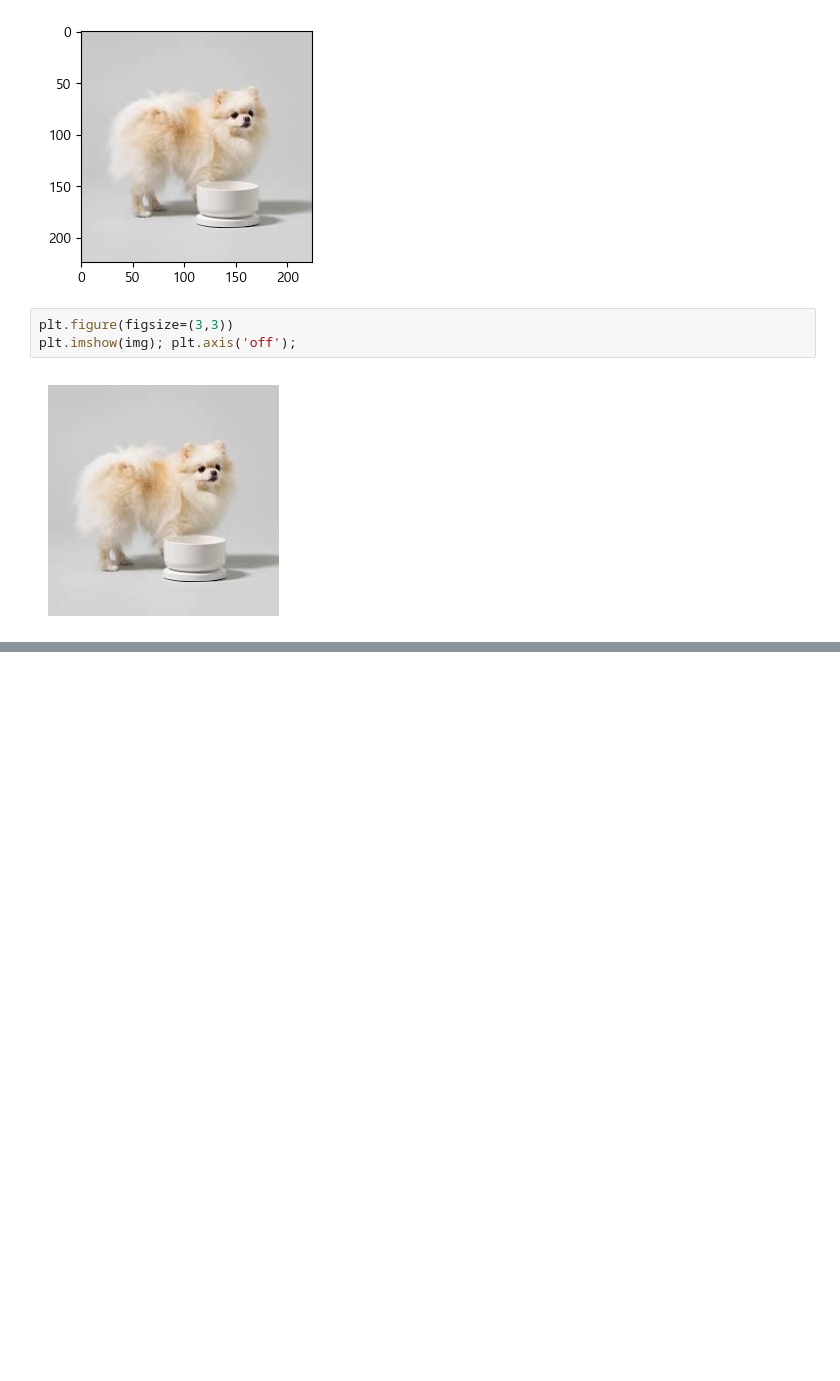
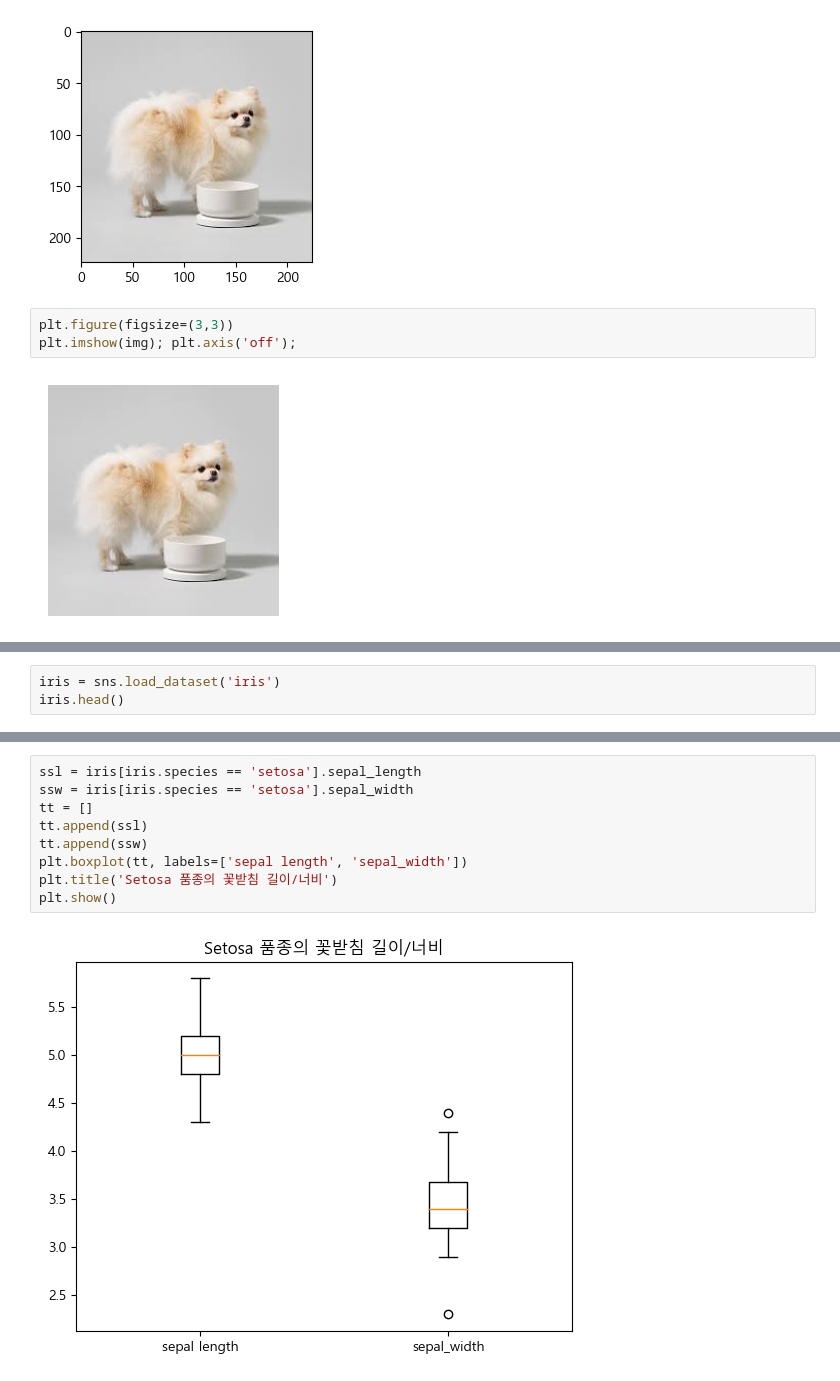
Before and after one commit to ssmpet/DataAnalysis_Lecture-2023.04, a Jupyter notebook: 03.시각화/03.다양한plot.ipynb, the cells around one changed output, grey strips where cells are left out. Saved outputs shown, nothing was run; the diff lists cells and outputs as text; blank space fills up the shorter version.

```diff
--- a/03.시각화/03.다양한plot.ipynb
+++ b/03.시각화/03.다양한plot.ipynb
@@ -146,0 +149,3 @@ plt.imshow(img); plt.axis('off');
+# %%
+iris = sns.load_dataset('iris')
+iris.head()
@@ -146,0 +159,11 @@ plt.imshow(img); plt.axis('off');
+# %%
+ssl = iris[iris.species == 'setosa'].sepal_length
+ssw = iris[iris.species == 'setosa'].sepal_width
+tt = []
+tt.append(ssl)
+tt.append(ssw)
+plt.boxplot(tt, labels=['sepal length', 'sepal_width'])
+plt.title('Setosa 품종의 꽃받침 길이/너비')
+plt.show()
+# %% [output]
+[figure, added]
```
Also changed, not shown: parts of 7 cells of this notebook, 6 other files.
